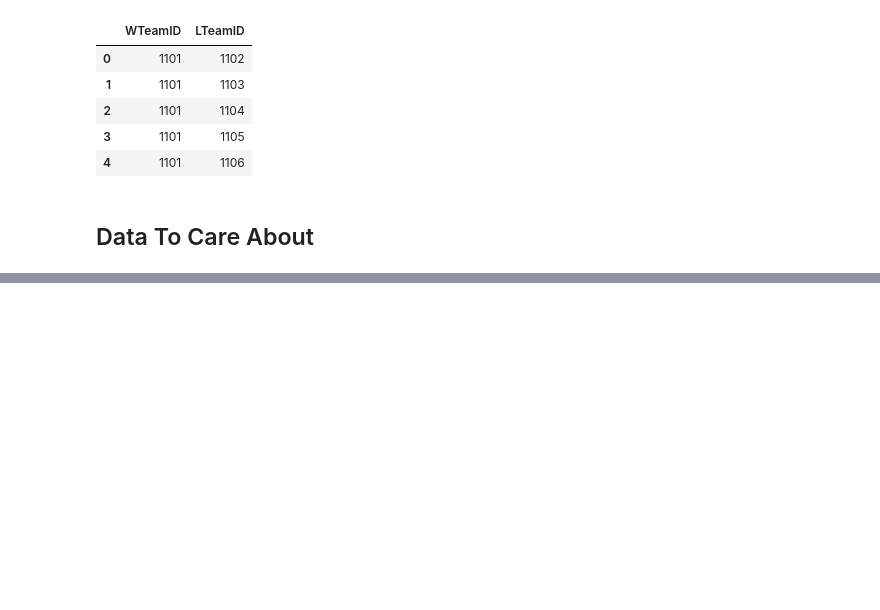
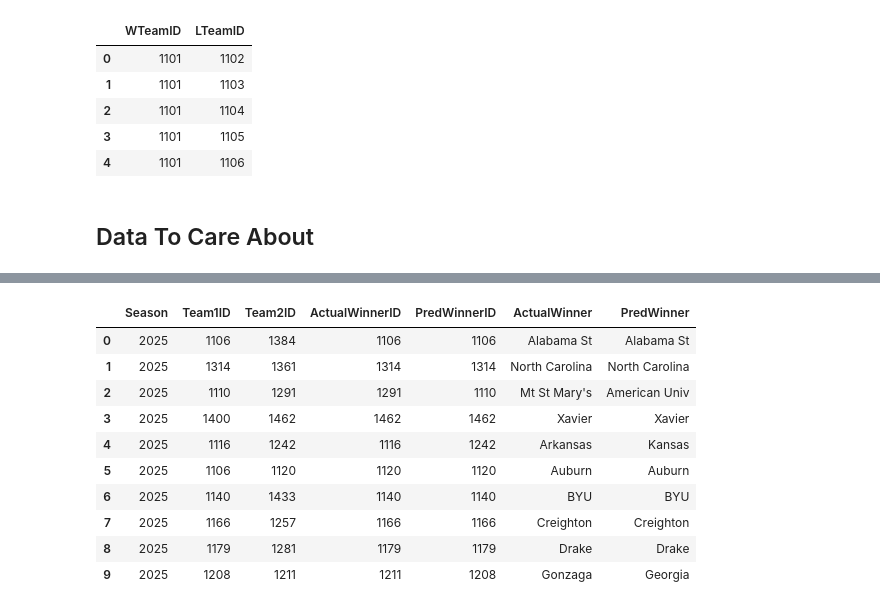
Before and after one commit to ItsJayYip/MMPredictions, a Jupyter notebook: MMML.ipynb, the cells around one changed output, grey strips where cells are left out. Drawn from its saved outputs; the diff is of its cells as text; code cells hidden in the pictures; blank space fills up the shorter version.

Commit message:
tuned MMPredicts

```diff
--- a/MMML.ipynb
+++ b/MMML.ipynb
@@ -154,0 +488,73 @@ Now that the data is loaded and filtered, the next step is to turn team-level an
+# %%
+train_matchups = tournament_matchups[
+    tournament_matchups["Season"].isin(TRAIN_SEASONS)
+].copy()
+
+holdout_matchups = tournament_matchups[
+    tournament_matchups["Season"].isin(HOLDOUT_SEASONS)
+].copy()
+
+decision_tree_params = {
+    "criterion": "gini",
+    "max_depth": 6,
+    "min_samples_leaf": 8,
+    "ccp_alpha": 0.006,
+    "class_weight": "balanced",
+    "random_state": 42,
+}
+
+decision_tree_pipeline = Pipeline([
+    ("imputer", SimpleImputer(strategy="median")),
+    ("tree", DecisionTreeClassifier(**decision_tree_params)),
+])
+
+decision_tree_pipeline.fit(train_matchups[feature_cols], train_matchups["Team1Won"])
+holdout_matchups["PredTeam1Won"] = decision_tree_pipeline.predict(holdout_matchups[feature_cols])
+
+holdout_matchups["ActualWinnerID"] = np.where(
+    holdout_matchups["Team1Won"] == 1,
+    holdout_matchups["Team1ID"],
+    holdout_matchups["Team2ID"],
+)
+holdout_matchups["PredWinnerID"] = np.where(
+    holdout_matchups["PredTeam1Won"] == 1,
+    holdout_matchups["Team1ID"],
+    holdout_matchups["Team2ID"],
+)
+
+holdout_accuracy = accuracy_score(
+    holdout_matchups["Team1Won"],
+    holdout_matchups["PredTeam1Won"],
+)
+
+tree = decision_tree_pipeline.named_steps["tree"]
+feature_importances = (
+    pd.Series(tree.feature_importances_, index=feature_cols)
+    .sort_values(ascending=False)
+    .to_frame("importance")
+)
+
+team_names = teams[["TeamID", "TeamName"]].copy()
+holdout_preview = (
+    holdout_matchups[["Season", "Team1ID", "Team2ID", "ActualWinnerID", "PredWinnerID"]]
+    .merge(team_names.rename(columns={"TeamID": "ActualWinnerID", "TeamName": "ActualWinner"}), on="ActualWinnerID", how="left")
+    .merge(team_names.rename(columns={"TeamID": "PredWinnerID", "TeamName": "PredWinner"}), on="PredWinnerID", how="left")
+)
+
+print("Tuned decision tree parameters:")
+print(decision_tree_params)
+print("Selected feature count:", len(feature_cols))
+print("Selected features:")
+for feature_name in feature_cols:
+    print("-", feature_name)
+
+print(f"\n2025 holdout accuracy: {holdout_accuracy:.3f}")
+print("Tree depth:", tree.get_depth())
+print("Leaf count:", tree.get_n_leaves())
+
+print("\nTop feature importances")
+display(feature_importances.head(12))
+
+print("Holdout prediction sample")
+display(holdout_preview.head(10))
+# %% [output]
@@ -154,0 +583,11 @@ Now that the data is loaded and filtered, the next step is to turn team-level an
+|  | Season | Team1ID | Team2ID | ActualWinnerID | PredWinnerID | ActualWinner | PredWinner |
+| 0 | 2025 | 1106 | 1384 | 1106 | 1106 | Alabama St | Alabama St |
+| 1 | 2025 | 1314 | 1361 | 1314 | 1314 | North Carolina | North Carolina |
+| 2 | 2025 | 1110 | 1291 | 1291 | 1110 | Mt St Mary's | American Univ |
+| 3 | 2025 | 1400 | 1462 | 1462 | 1462 | Xavier | Xavier |
+| 4 | 2025 | 1116 | 1242 | 1116 | 1242 | Arkansas | Kansas |
+| 5 | 2025 | 1106 | 1120 | 1120 | 1120 | Auburn | Auburn |
+| 6 | 2025 | 1140 | 1433 | 1140 | 1140 | BYU | BYU |
+| 7 | 2025 | 1166 | 1257 | 1166 | 1166 | Creighton | Creighton |
+| 8 | 2025 | 1179 | 1281 | 1179 | 1179 | Drake | Drake |
+| 9 | 2025 | 1208 | 1211 | 1211 | 1208 | Gonzaga | Georgia |
```
Also changed, not shown: parts of 13 cells of this notebook, 1 other file.
